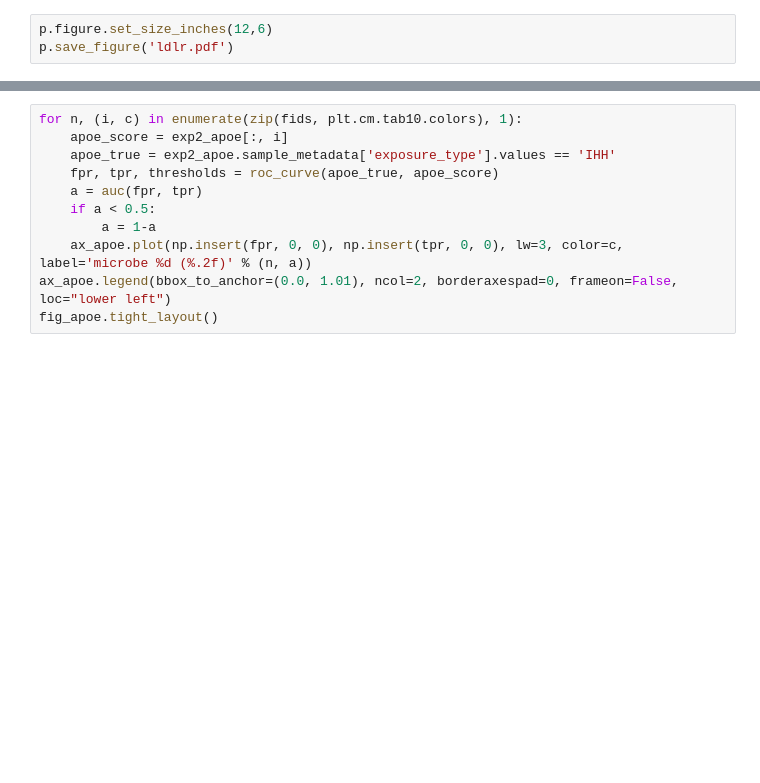
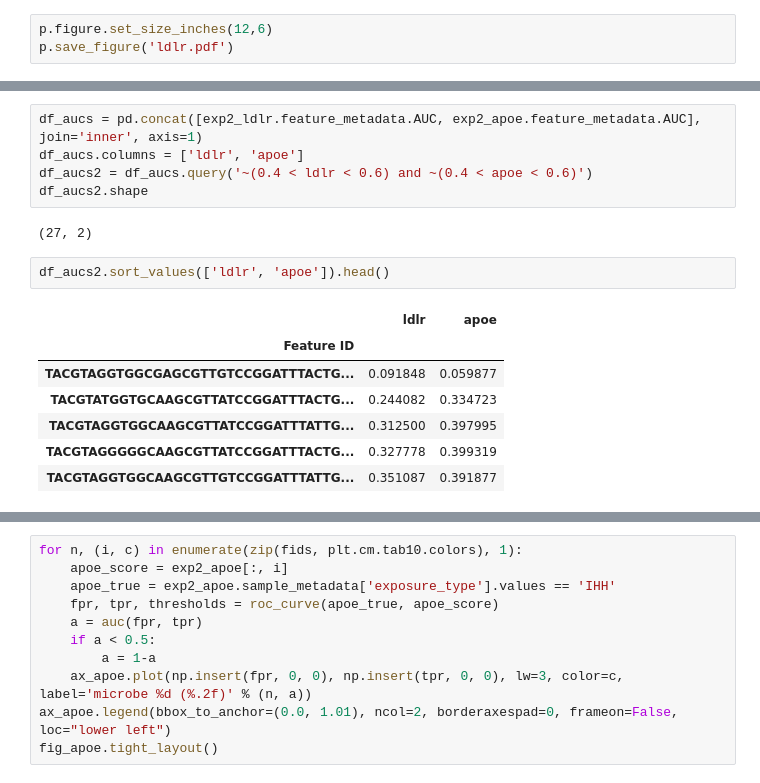
Before and after one commit to knightlab-analyses/crossmodel_prediction, a Jupyter notebook: notebooks/fig3.16s.ipynb, the cells around one changed output, grey strips where cells are left out. Saved outputs shown, nothing was run; the diff lists cells and outputs as text; blank space fills up the shorter version.

```diff
--- a/notebooks/fig3.16s.ipynb
+++ b/notebooks/fig3.16s.ipynb
@@ -344,0 +342,17 @@ fids = ['TACGTAGGGGGCAAGCGTTATCCGGAATTATTGGGCGTAAAGAGTACGTAGGTGGCAACCTAAGCGCAGGG
+# %%
+df_aucs = pd.concat([exp2_ldlr.feature_metadata.AUC, exp2_apoe.feature_metadata.AUC], join='inner', axis=1)
+df_aucs.columns = ['ldlr', 'apoe']
+df_aucs2 = df_aucs.query('~(0.4 < ldlr < 0.6) and ~(0.4 < apoe < 0.6)')
+df_aucs2.shape
+# %% [output]
+(27, 2)
+# %%
+df_aucs2.sort_values(['ldlr', 'apoe']).head()
+# %% [output]
+|  | ldlr | apoe |
+| Feature ID |  |  |
+| TACGTAGGTGGCGAGCGTTGTCCGGATTTACTG... | 0.091848 | 0.059877 |
+| TACGTATGGTGCAAGCGTTATCCGGATTTACTG... | 0.244082 | 0.334723 |
+| TACGTAGGTGGCAAGCGTTATCCGGATTTATTG... | 0.312500 | 0.397995 |
+| TACGTAGGGGGCAAGCGTTATCCGGATTTACTG... | 0.327778 | 0.399319 |
+| TACGTAGGTGGCAAGCGTTGTCCGGATTTATTG... | 0.351087 | 0.391877 |
```
Also changed, not shown: parts of 3 cells of this notebook, 1 other file.
